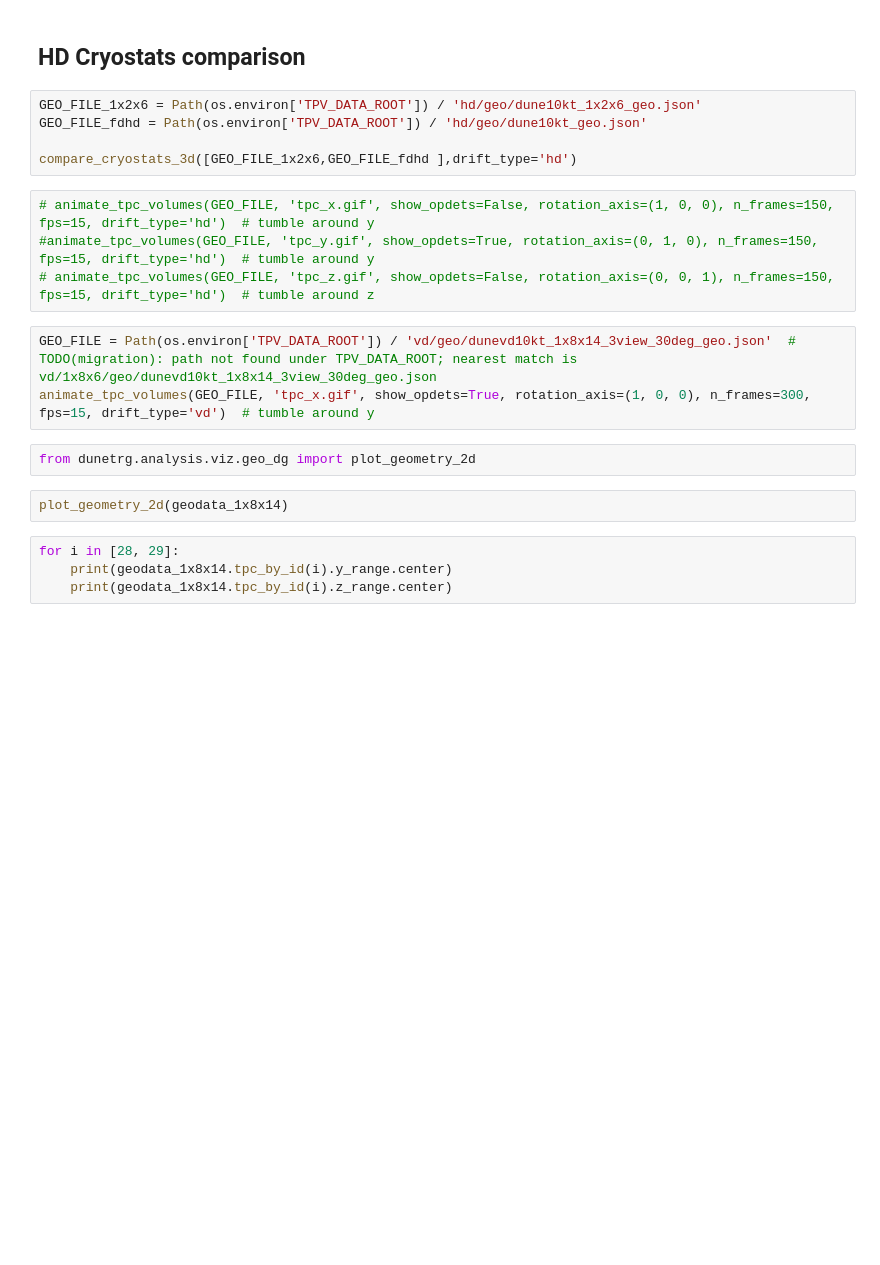
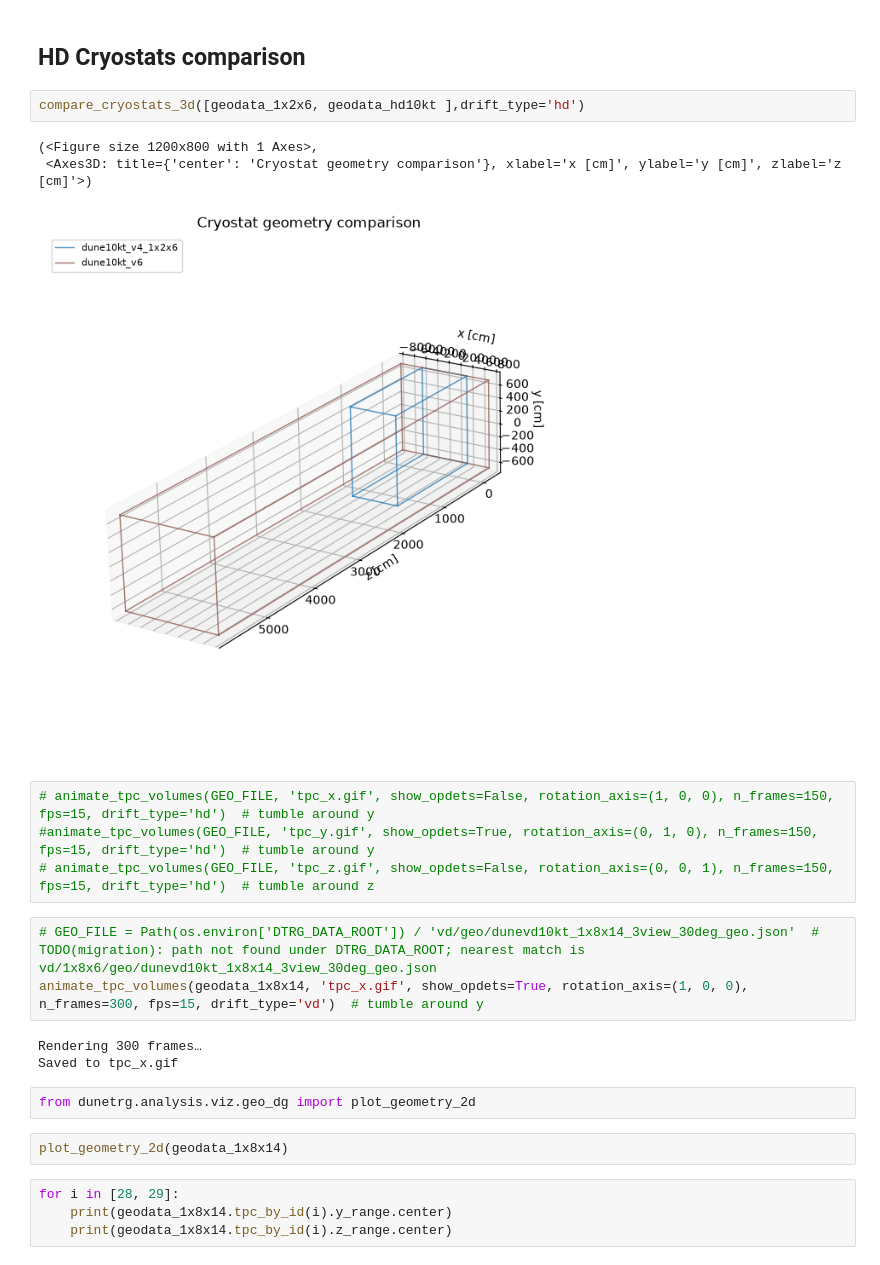
Before and after one commit to alessandrothea/fdtrg-studies, a Jupyter notebook: notebooks/devel/GeoTPCDisplay.ipynb, the cells around one changed output. Cells and saved outputs as stored; diff of their text form; blank space fills up the shorter version.

```diff
--- a/notebooks/devel/GeoTPCDisplay.ipynb
+++ b/notebooks/devel/GeoTPCDisplay.ipynb
@@ -117,17 +129,21 @@ compare_cryostats_3d([GEO_FILE_VD_1x8x14,GEO_FILE_VD_FD ],drift_type='vd')
 # %% [markdown]
 ## HD Cryostats comparison
 # %%
-GEO_FILE_1x2x6 = Path(os.environ['TPV_DATA_ROOT']) / 'hd/geo/dune10kt_1x2x6_geo.json'
-GEO_FILE_fdhd = Path(os.environ['TPV_DATA_ROOT']) / 'hd/geo/dune10kt_geo.json'
-
-compare_cryostats_3d([GEO_FILE_1x2x6,GEO_FILE_fdhd ],drift_type='hd')
+compare_cryostats_3d([geodata_1x2x6, geodata_hd10kt ],drift_type='hd')
+# %% [output]
+(<Figure size 1200x800 with 1 Axes>,
+ <Axes3D: title={'center': 'Cryostat geometry comparison'}, xlabel='x [cm]', ylabel='y [cm]', zlabel='z [cm]'>)
+[figure, added]
 # %%
 # animate_tpc_volumes(GEO_FILE, 'tpc_x.gif', show_opdets=False, rotation_axis=(1, 0, 0), n_frames=150, fps=15, drift_type='hd')  # tumble around y
 #animate_tpc_volumes(GEO_FILE, 'tpc_y.gif', show_opdets=True, rotation_axis=(0, 1, 0), n_frames=150, fps=15, drift_type='hd')  # tumble around y
 # animate_tpc_volumes(GEO_FILE, 'tpc_z.gif', show_opdets=False, rotation_axis=(0, 0, 1), n_frames=150, fps=15, drift_type='hd')  # tumble around z
 # %%
-GEO_FILE = Path(os.environ['TPV_DATA_ROOT']) / 'vd/geo/dunevd10kt_1x8x14_3view_30deg_geo.json'  # TODO(migration): path not found under TPV_DATA_ROOT; nearest match is vd/1x8x6/geo/dunevd10kt_1x8x14_3view_30deg_geo.json
-animate_tpc_volumes(GEO_FILE, 'tpc_x.gif', show_opdets=True, rotation_axis=(1, 0, 0), n_frames=300, fps=15, drift_type='vd')  # tumble around y
+# GEO_FILE = Path(os.environ['DTRG_DATA_ROOT']) / 'vd/geo/dunevd10kt_1x8x14_3view_30deg_geo.json'  # TODO(migration): path not found under DTRG_DATA_ROOT; nearest match is vd/1x8x6/geo/dunevd10kt_1x8x14_3view_30deg_geo.json
+animate_tpc_volumes(geodata_1x8x14, 'tpc_x.gif', show_opdets=True, rotation_axis=(1, 0, 0), n_frames=300, fps=15, drift_type='vd')  # tumble around y
+# %% [output]
+Rendering 300 frames…
+Saved to tpc_x.gif
 # %%
 from dunetrg.analysis.viz.geo_dg import plot_geometry_2d
 # %%
```
Also changed, not shown: parts of 10 cells of this notebook, 18 other files.
